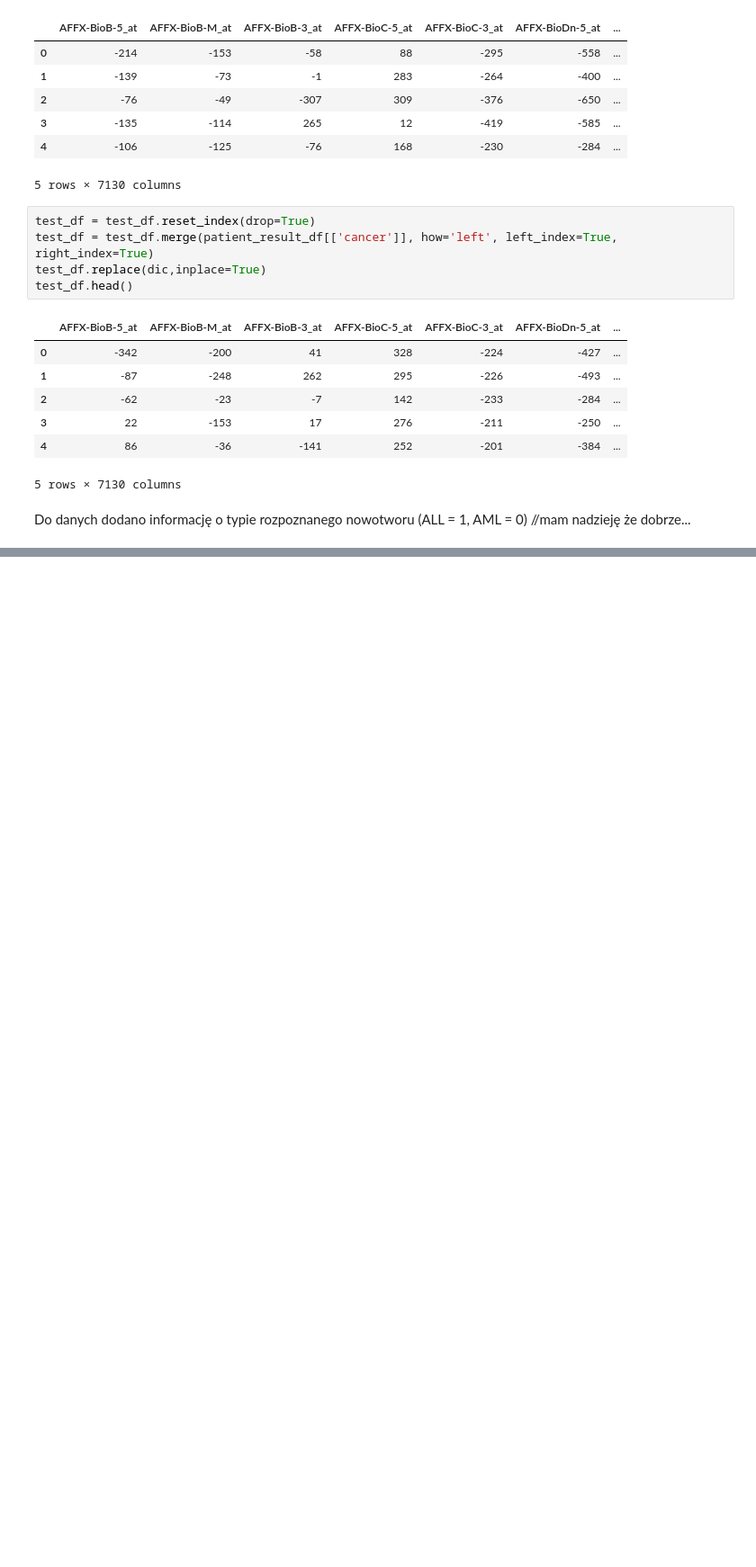
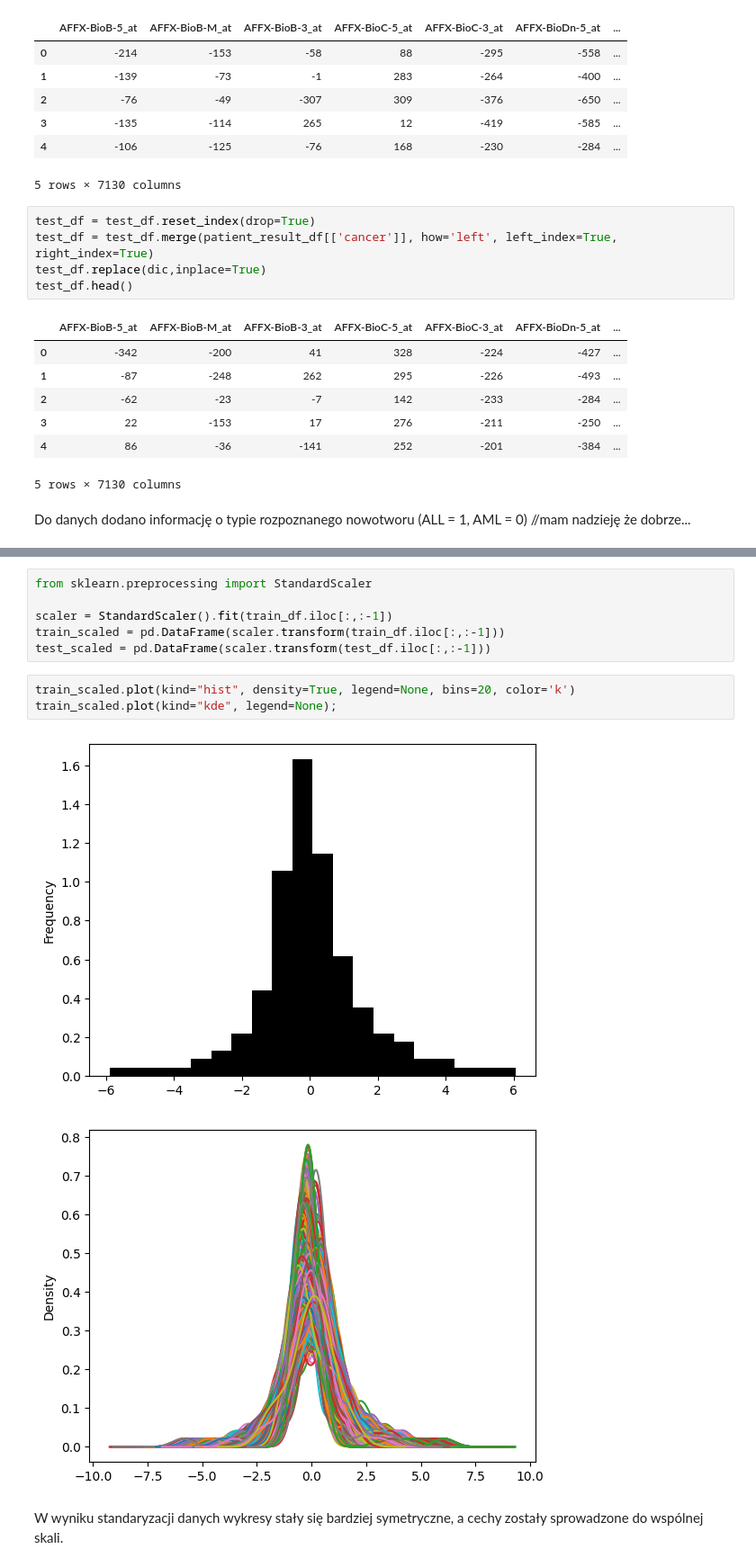
Before and after one commit to szezlong/gene-classification, a Jupyter notebook: Gene_Classification.ipynb, the cells around one changed output, grey strips where cells are left out. Shown: that part at 90% size. Saved outputs shown, nothing was run; the diff lists cells and outputs as text; blank space fills up the shorter version.

Commit message:
Standardized the data

```diff
--- a/Gene_Classification.ipynb
+++ b/Gene_Classification.ipynb
@@ -166,0 +213,14 @@ Do danych dodano informację o typie rozpoznanego nowotworu (ALL = 1, AML = 0)
+# %%
+from sklearn.preprocessing import StandardScaler
+
+scaler = StandardScaler().fit(train_df.iloc[:,:-1])
+train_scaled = pd.DataFrame(scaler.transform(train_df.iloc[:,:-1]))
+test_scaled = pd.DataFrame(scaler.transform(test_df.iloc[:,:-1]))
+# %%
+train_scaled.plot(kind="hist", density=True, legend=None, bins=20, color='k')
+train_scaled.plot(kind="kde", legend=None);
+# %% [output]
+[figure, added]
+[figure, added]
+# %% [markdown]
+W wyniku standaryzacji danych wykresy stały się bardziej symetryczne, a cechy zostały sprowadzone do wspólnej skali.
```
Also changed, not shown: parts of 8 cells of this notebook.
